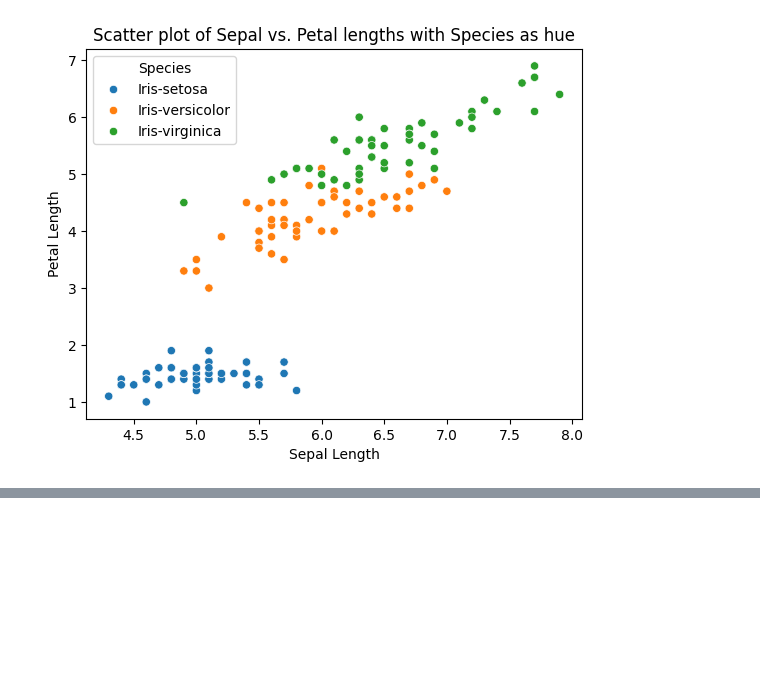
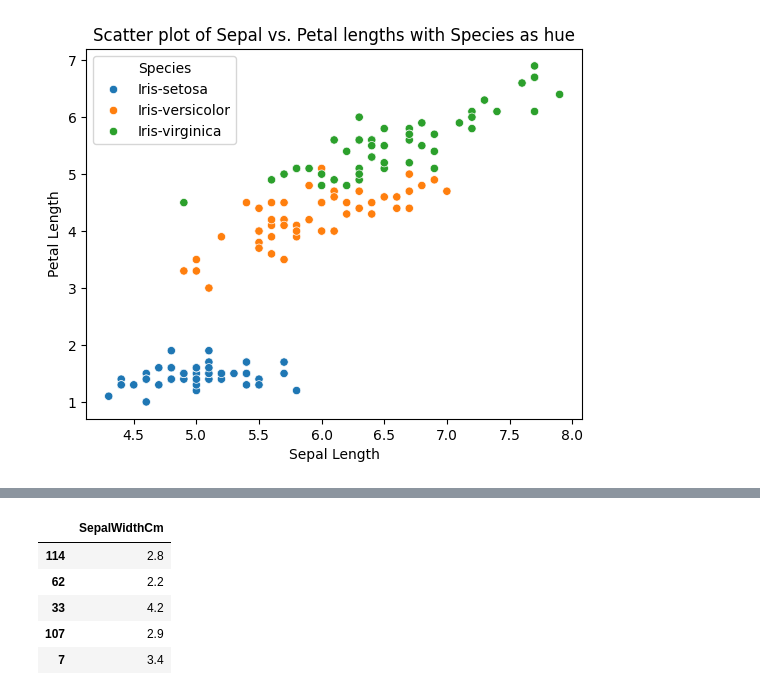
Before and after one commit to littleSky770/iris_JUMP, a Jupyter notebook: iris_app.ipynb, the cells around one changed output, grey strips where cells are left out. Drawn from its saved outputs; the diff is of its cells as text; code cells hidden in the pictures; blank space fills up the shorter version.

```diff
--- a/iris_app.ipynb
+++ b/iris_app.ipynb
@@ -73,0 +105,9 @@ mpl.show()
+# %%
+x_test.head()
+# %% [output]
+|  | SepalWidthCm |
+| 114 | 2.8 |
+| 62 | 2.2 |
+| 33 | 4.2 |
+| 107 | 2.9 |
+| 7 | 3.4 |
```
Also changed, not shown: parts of 17 cells of this notebook.
